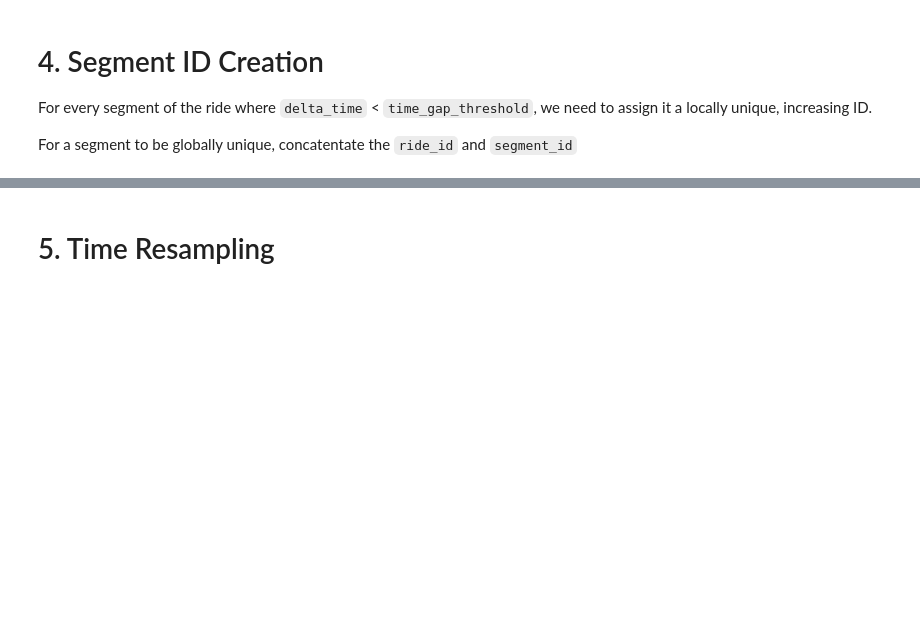
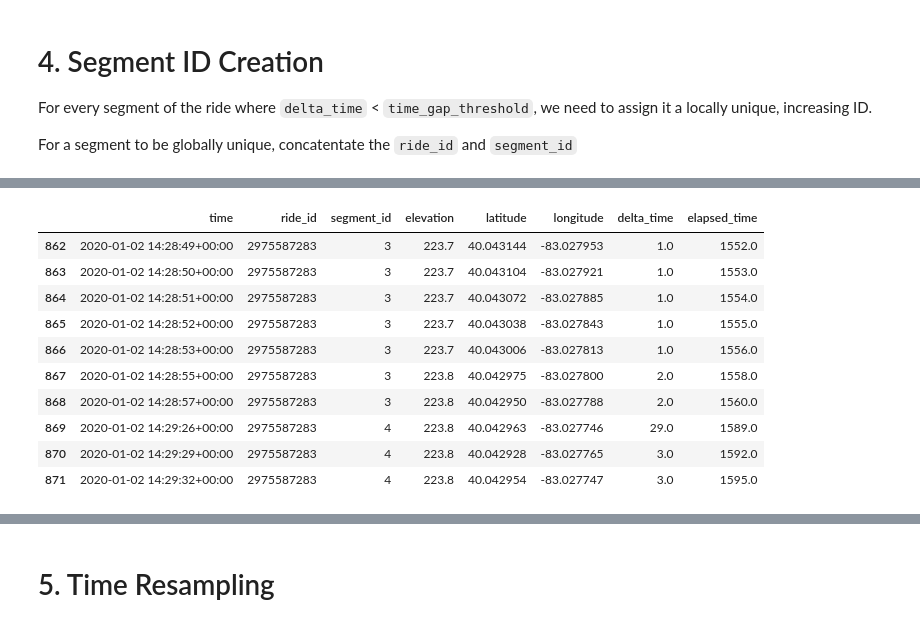
Before and after one commit to ericbauer55/strava-fitness, a Jupyter notebook: src/notebooks/2. Prototyping Sample Time Normalization.ipynb, the cells around one changed output, grey strips where cells are left out. Drawn from its saved outputs; the diff is of its cells as text; code cells hidden in the pictures; blank space fills up the shorter version.

```diff
--- a/src/notebooks/2. Prototyping Sample Time Normalization.ipynb
+++ b/src/notebooks/2. Prototyping Sample Time Normalization.ipynb
@@ -202,6 +210,20 @@ df.head(10)
 | 7 | 2020-01-02 14:06:08+00:00 | 2975587283 | 1 | 224.2 | 40.042873 | -83.027558 | 1.0 | 191.0 |
 | 8 | 2020-01-02 14:06:09+00:00 | 2975587283 | 1 | 224.2 | 40.042868 | -83.027484 | 1.0 | 192.0 |
 | 9 | 2020-01-02 14:06:11+00:00 | 2975587283 | 1 | 224.2 | 40.042868 | -83.027436 | 2.0 | 194.0 |
+# %%
+df.tail(10)
+# %% [output]
+|  | time | ride_id | segment_id | elevation | latitude | longitude | delta_time | elapsed_time |
+| 862 | 2020-01-02 14:28:49+00:00 | 2975587283 | 3 | 223.7 | 40.043144 | -83.027953 | 1.0 | 1552.0 |
+| 863 | 2020-01-02 14:28:50+00:00 | 2975587283 | 3 | 223.7 | 40.043104 | -83.027921 | 1.0 | 1553.0 |
+| 864 | 2020-01-02 14:28:51+00:00 | 2975587283 | 3 | 223.7 | 40.043072 | -83.027885 | 1.0 | 1554.0 |
+| 865 | 2020-01-02 14:28:52+00:00 | 2975587283 | 3 | 223.7 | 40.043038 | -83.027843 | 1.0 | 1555.0 |
+| 866 | 2020-01-02 14:28:53+00:00 | 2975587283 | 3 | 223.7 | 40.043006 | -83.027813 | 1.0 | 1556.0 |
+| 867 | 2020-01-02 14:28:55+00:00 | 2975587283 | 3 | 223.8 | 40.042975 | -83.027800 | 2.0 | 1558.0 |
+| 868 | 2020-01-02 14:28:57+00:00 | 2975587283 | 3 | 223.8 | 40.042950 | -83.027788 | 2.0 | 1560.0 |
+| 869 | 2020-01-02 14:29:26+00:00 | 2975587283 | 4 | 223.8 | 40.042963 | -83.027746 | 29.0 | 1589.0 |
+| 870 | 2020-01-02 14:29:29+00:00 | 2975587283 | 4 | 223.8 | 40.042928 | -83.027765 | 3.0 | 1592.0 |
+| 871 | 2020-01-02 14:29:32+00:00 | 2975587283 | 4 | 223.8 | 40.042954 | -83.027747 | 3.0 | 1595.0 |
 # %%
 df['segment_id'].value_counts()
 # %% [output]
```
Also changed, not shown: parts of 12 cells of this notebook.
